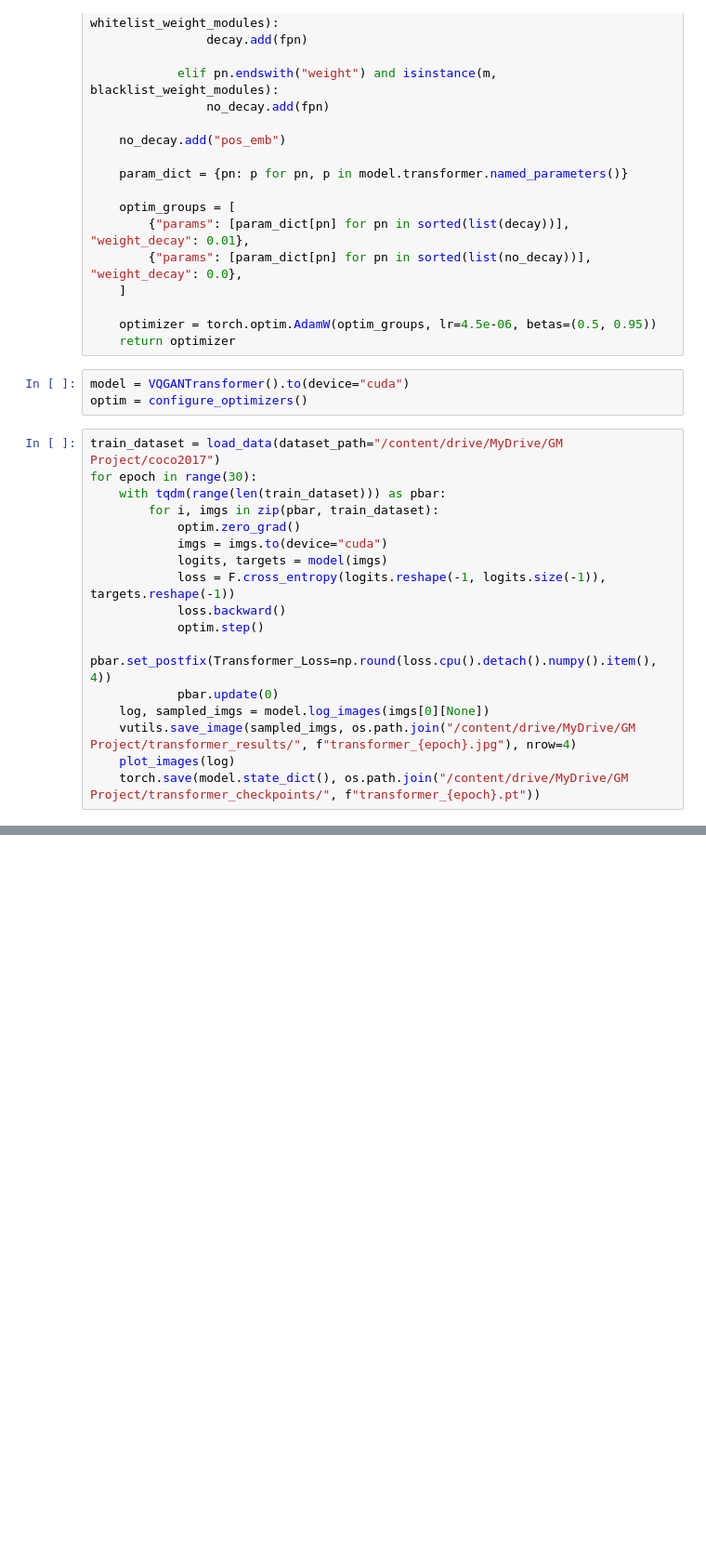
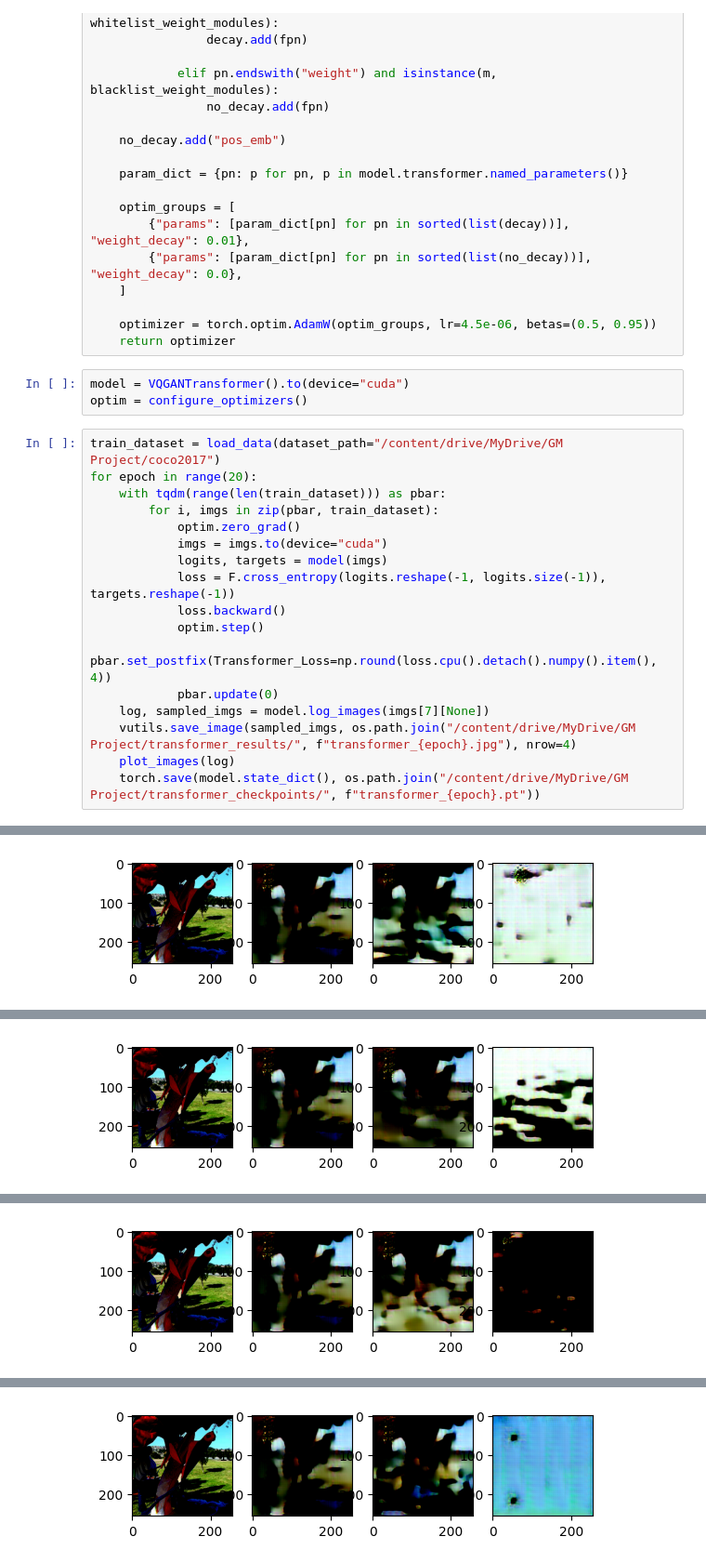
Before and after one commit to chouhanpreeti/Novel-Image-Generation-via-text-with-VQGAN, a Jupyter notebook: VQGAN_Transformer_Training.ipynb, the cells around one changed output, grey strips where cells are left out. Shown: that part at 93% size. Saved outputs shown, nothing was run; the diff lists cells and outputs as text; blank space fills up the shorter version.

```diff
--- a/VQGAN_Transformer_Training.ipynb
+++ b/VQGAN_Transformer_Training.ipynb
@@ -58,7 +61,7 @@ model = VQGANTransformer().to(device="cuda")
 optim = configure_optimizers()
 # %%
 train_dataset = load_data(dataset_path="/content/drive/MyDrive/GM Project/coco2017")
-for epoch in range(30):
+for epoch in range(20):
     with tqdm(range(len(train_dataset))) as pbar:
         for i, imgs in zip(pbar, train_dataset):
             optim.zero_grad()
@@ -69,7 +72,8 @@ for epoch in range(30):
             optim.step()
             pbar.set_postfix(Transformer_Loss=np.round(loss.cpu().detach().numpy().item(), 4))
             pbar.update(0)
-    log, sampled_imgs = model.log_images(imgs[0][None])
+    log, sampled_imgs = model.log_images(imgs[7][None])
     vutils.save_image(sampled_imgs, os.path.join("/content/drive/MyDrive/GM Project/transformer_results/", f"transformer_{epoch}.jpg"), nrow=4)
     plot_images(log)
     torch.save(model.state_dict(), os.path.join("/content/drive/MyDrive/GM Project/transformer_checkpoints/", f"transformer_{epoch}.pt"))
+# %% [output]
@@ -75,0 +84 @@ for epoch in range(30):
+[figure, added]
@@ -75,0 +89 @@ for epoch in range(30):
+[figure, added]
@@ -75,0 +94 @@ for epoch in range(30):
+[figure, added]
@@ -75,0 +99 @@ for epoch in range(30):
+[figure, added]
```
Also changed, not shown: parts of 2 cells of this notebook, 1 other file.
